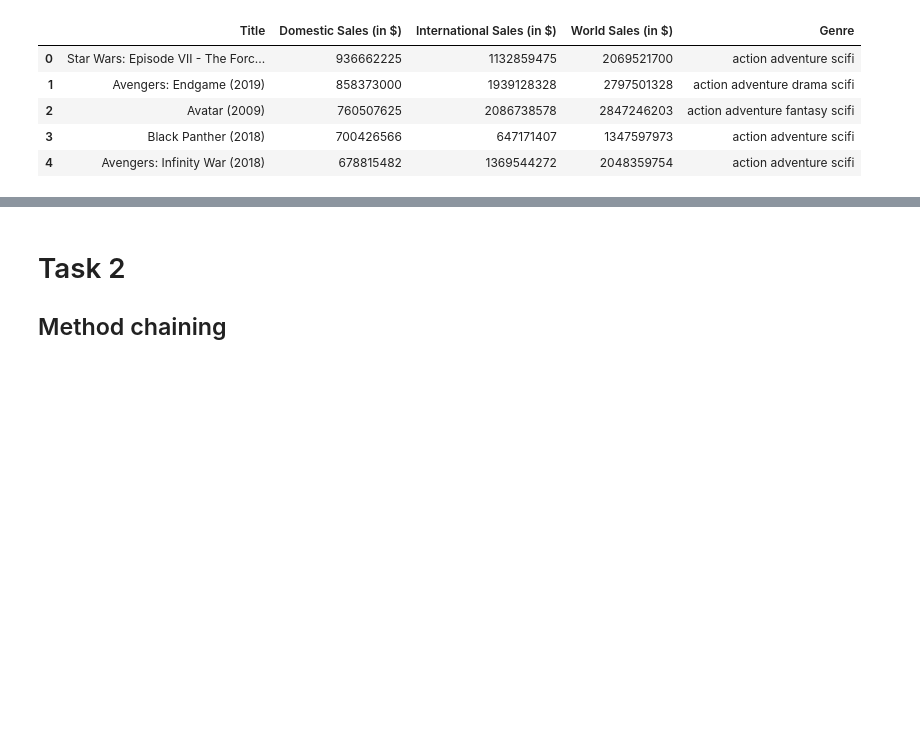
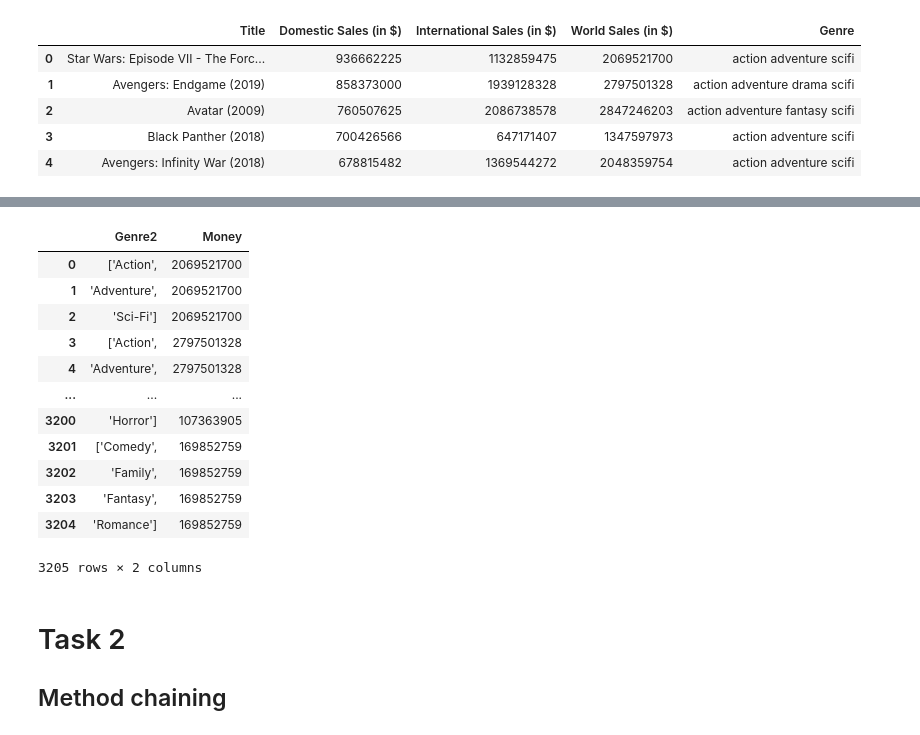
Before and after one commit to ubco-W2022T2-data301/project-group-group52, a Jupyter notebook: analysis/analysis1.ipynb, the cells around one changed output, grey strips where cells are left out. Cells and saved outputs as stored; diff of their text form; code cells hidden in the pictures; blank space fills up the shorter version.

Commit message:
worked on processed data

```diff
--- a/analysis/analysis1.ipynb
+++ b/analysis/analysis1.ipynb
@@ -84,6 +84,34 @@ df.head()
 | 4 | Avengers: Infinity War | 678815482 | 1369544272 | 2048359754 | action adventure scifi | 2018 |
 # %%
 df.to_csv('avi_processed_df.csv', index=False)
+# %%
+
+new_df = pd.DataFrame(columns=['Genre2', 'Money'])
+
+for index, row in original_df.iterrows():
+    genres = row['Genre'].split(' ')
+
+    for genre in genres:
+        new_row = {'Genre2': genre, 'Money': row['World Sales (in $)']}
+        new_df = new_df.append(new_row, ignore_index=True)
+
+#new_df.to_csv('new_dataset.csv', index=False)
+# %%
+new_df
+# %% [output]
+|  | Genre2 | Money |
+| 0 | ['Action', | 2069521700 |
+| 1 | 'Adventure', | 2069521700 |
+| 2 | 'Sci-Fi'] | 2069521700 |
+| 3 | ['Action', | 2797501328 |
+| 4 | 'Adventure', | 2797501328 |
+| ... | ... | ... |
+| 3200 | 'Horror'] | 107363905 |
+| 3201 | ['Comedy', | 169852759 |
+| 3202 | 'Family', | 169852759 |
+| 3203 | 'Fantasy', | 169852759 |
+| 3204 | 'Romance'] | 169852759 |
+3205 rows × 2 columns
 # %% [markdown]
 # Task 2
 ## Method chaining
```
Also changed, not shown: 3 other files.
